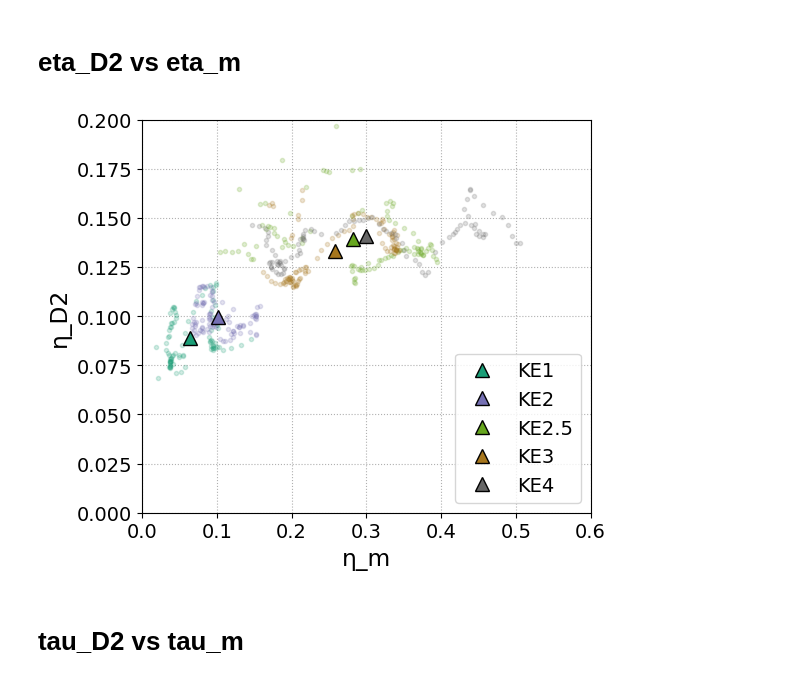
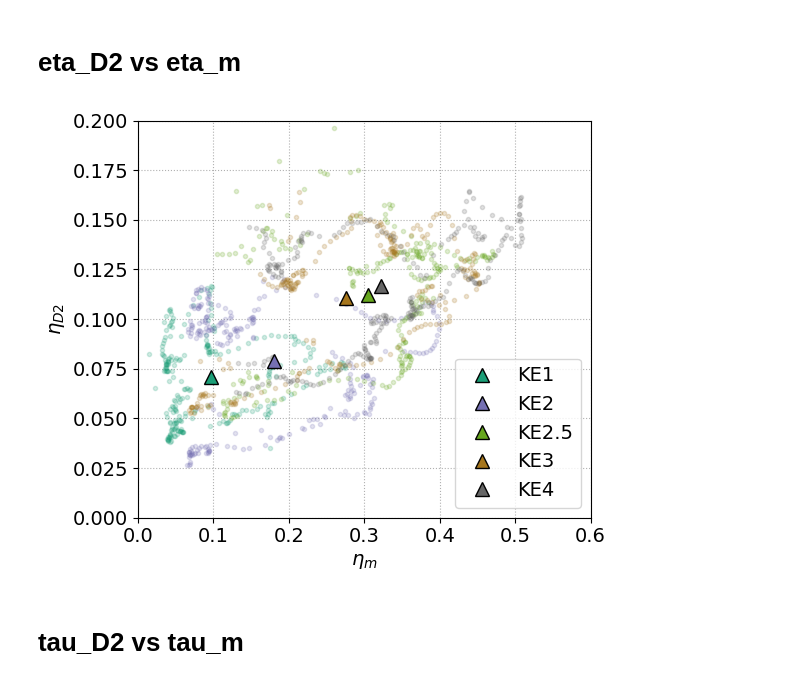
Before and after one commit to mrayson/incoherentitide, a Jupyter notebook: NOTEBOOKS/inspect_pk2015_ROMS_nonstat_itide.ipynb, the cells around one changed output. Saved outputs shown, nothing was run; the diff lists cells and outputs as text; code cells hidden in the pictures.

```diff
--- a/NOTEBOOKS/inspect_pk2015_ROMS_nonstat_itide.ipynb
+++ b/NOTEBOOKS/inspect_pk2015_ROMS_nonstat_itide.ipynb
@@ -73,11 +108,0 @@ def plot_spatial(ds):
-# %%
-# covfunc = nsjax.itide_D2_meso_gammaexp
-covfunc = nsjax.itide_D2_meso_gammaexp_fixed
-
-for scenario, name in zip(scenarios, scenario_names):
-    output_nc = '../DATA/ROMS/{}_params_{}_v2.nc'.format(scenario,covfunc.__name__)
-    ds = xr.open_dataset(output_nc)
-    axs=plot_spatial(ds)
-    axs[0].set_title(name)
-    axs[-1].set_xlabel('y [km]')
-    plt.savefig('../FIGURES/PK2015_spatialparams_Lorentzian_{}_v2.png'.format(scenario), dpi=150)
@@ -90,12 +120,16 @@ for scenario, name in zip(scenarios, scenario_names):
 # %%
 covfunc = nsjax.itide_D2_meso_gammaexp
 # covfunc = nsjax.itide_D2_meso_gammaexp_fixed
+# varname = 'u_y'
+varname = 'v_y'
+
 
 for scenario, name in zip(scenarios, scenario_names):
-    output_nc = '../DATA/ROMS/{}_params_{}_v2.nc'.format(scenario,covfunc.__name__)
+    output_nc = '../DATA/ROMS/{}_params_{}_{}_v2.nc'.format(scenario,covfunc.__name__, varname)
     ds = xr.open_dataset(output_nc)
     axs=plot_spatial(ds)
+    append_time_plot(ds, axs)
     axs[0].set_title(name)
     axs[-1].set_xlabel('y [km]')
-    plt.savefig('../FIGURES/PK2015_spatialparams_GammaExp_{}_v2.png'.format(scenario), dpi=150)
+    plt.savefig('../FIGURES/PK2015_spatialparams_GammaExp_{}_{}_v2.png'.format(scenario, varname), dpi=150)
 # %% [output]
@@ -277,14 +307,14 @@ covfunc = nsjax.itide_D2_meso_gammaexp
 
 # Add the mean value
 for cc, scenario in zip(colors, scenarios):
-    output_nc = '../DATA/ROMS/{}_params_{}_v2.nc'.format(scenario,covfunc.__name__)
+    output_nc = '../DATA/ROMS/{}_params_{}_{}_v2.nc'.format(scenario,covfunc.__name__, varname)
     ds = xr.open_dataset(output_nc)
 
     plt.plot(ds['data'][:,0].mean(), ds['data'][:,4].mean(),'^',c=cc, ms=10, zorder=1e6, markeredgecolor='k' )
 plt.legend(scenario_names)
 
 for cc, scenario in zip(colors, scenarios):
-    output_nc = '../DATA/ROMS/{}_params_{}_v2.nc'.format(scenario,covfunc.__name__)
+    output_nc = '../DATA/ROMS/{}_params_{}_{}_v2.nc'.format(scenario,covfunc.__name__, varname)
     ds = xr.open_dataset(output_nc)
 
     plt.plot(ds['data'][:,0], ds['data'][:,4],'.',c=cc, alpha=0.2)
@@ -371,40 +401,47 @@ plt.savefig('../FIGURES/PK2015_gammaD2_vs_etam.png', dpi=150)
 # %% [markdown]
 # eta_D2 vs eta_m
 # %%
+cmap = plt.colormaps.get_cmap('Dark2')
+colors = [cmap(ii) for ii in np.linspace(0,1,5)]
+
 plt.figure(figsize=(6,5))
 ax=plt.subplot(111)
 
 covfunc = nsjax.itide_D2_meso_gammaexp
 
 # Add the mean value
 
 for cc, scenario in zip(colors, scenarios):
-    output_nc = '../DATA/ROMS/{}_params_{}_v2.nc'.format(scenario,covfunc.__name__)
+    output_nc = '../DATA/ROMS/{}_params_{}_{}_v2.nc'.format(scenario,covfunc.__name__, varname)
     ds = xr.open_dataset(output_nc)
 
-    plt.plot(ds['data'][-100:,0].mean(), ds['data'][-100:,3].mean(),'^',c=cc, ms=10, zorder=1e6, markeredgecolor='k' )
+    #plt.plot(ds['data'][-100:,0].mean(), ds['data'][-100:,3].mean(),'^',c=cc, ms=10, zorder=1e6, markeredgecolor='k' )
+    plt.plot(ds['data'][:,0].mean(), ds['data'][:,3].mean(),'^',c=cc, ms=10, zorder=1e6, markeredgecolor='k' )
 plt.legend(scenario_names)
 
 for cc, scenario in zip(colors, scenarios):
-    output_nc = '../DATA/ROMS/{}_params_{}_v2.nc'.format(scenario,covfunc.__name__)
+    output_nc = '../DATA/ROMS/{}_params_{}_{}_v2.nc'.format(scenario,covfunc.__name__, varname)
     ds = xr.open_dataset(output_nc)
 
-    plt.plot(ds['data'][-100:,0], ds['data'][-100:,3],'.',c=cc, alpha=0.2)
+    plt.plot(ds['data'][:,0], ds['data'][:,3],'.',c=cc, alpha=0.2)
+    #plt.plot(ds['data'][-100:,0], ds['data'][-100:,3],'.',c=cc, alpha=0.2)
 
 
 
 paramnames = ds['data'].attrs['parameter names']
-ax.set_ylabel(paramnames[3])
-ax.set_xlabel(paramnames[0])
+# ax.set_ylabel(paramnames[3])
+# ax.set_xlabel(paramnames[0])
+ax.set_ylabel(f"${paramnames[3].replace('D2','{D2}')}$")
+ax.set_xlabel(f"${paramnames[0].replace('D2','{D2}')}$")
 ax.set_ylim(limits['η_D2'])
 ax.set_xlim(limits['η_m'])
 # ax.set_ylim(0, 15)
 
 plt.grid(True, ls=':')
 plt.tight_layout()
-plt.savefig('../FIGURES/PK2015_etaD2_vs_etam_v2.png', dpi=150)
+plt.savefig(f'../FIGURES/PK2015_etaD2_vs_etam_{varname}_v3.png', dpi=150)
 # %% [output]
-[figure, old version]
+[figure, new version]
 # %% [markdown]
 # tau_D2 vs tau_m
 # %%
```
Also changed, not shown: parts of 14 cells of this notebook, 8 other files.
